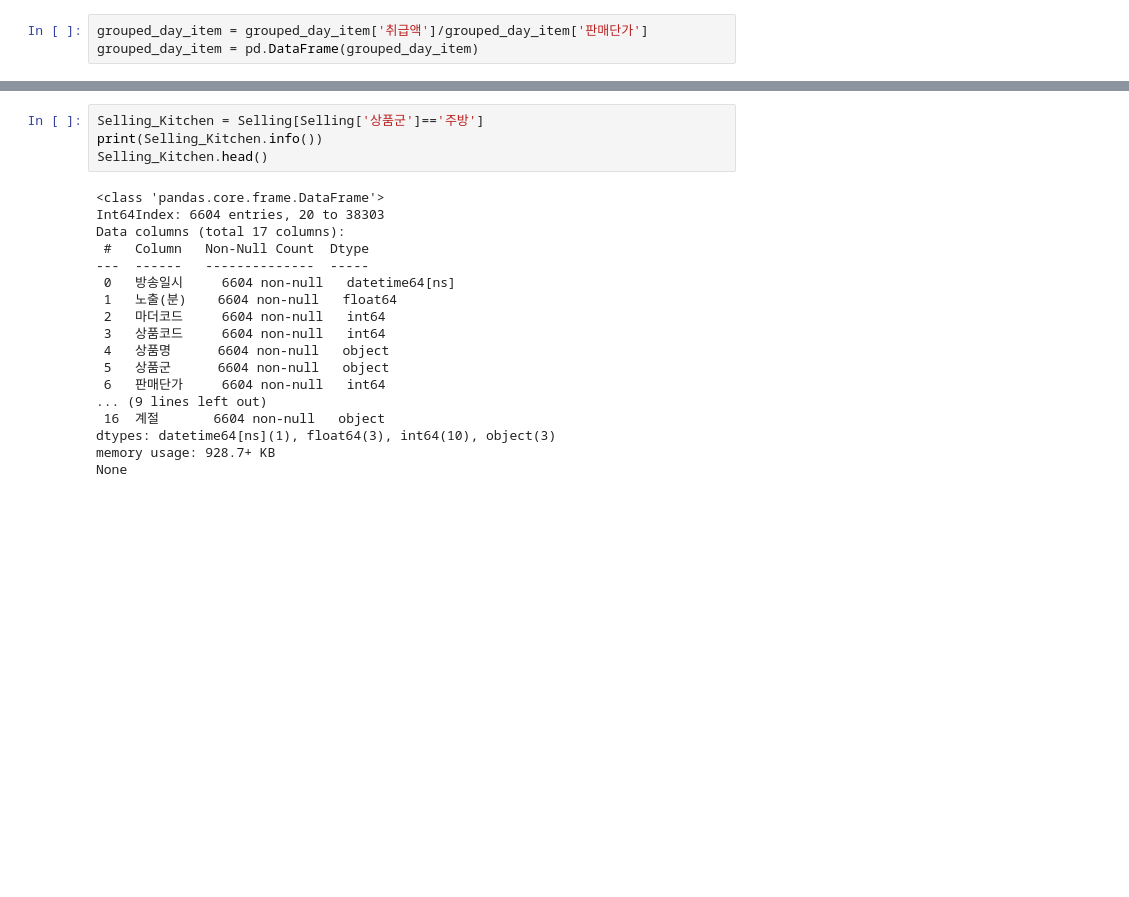
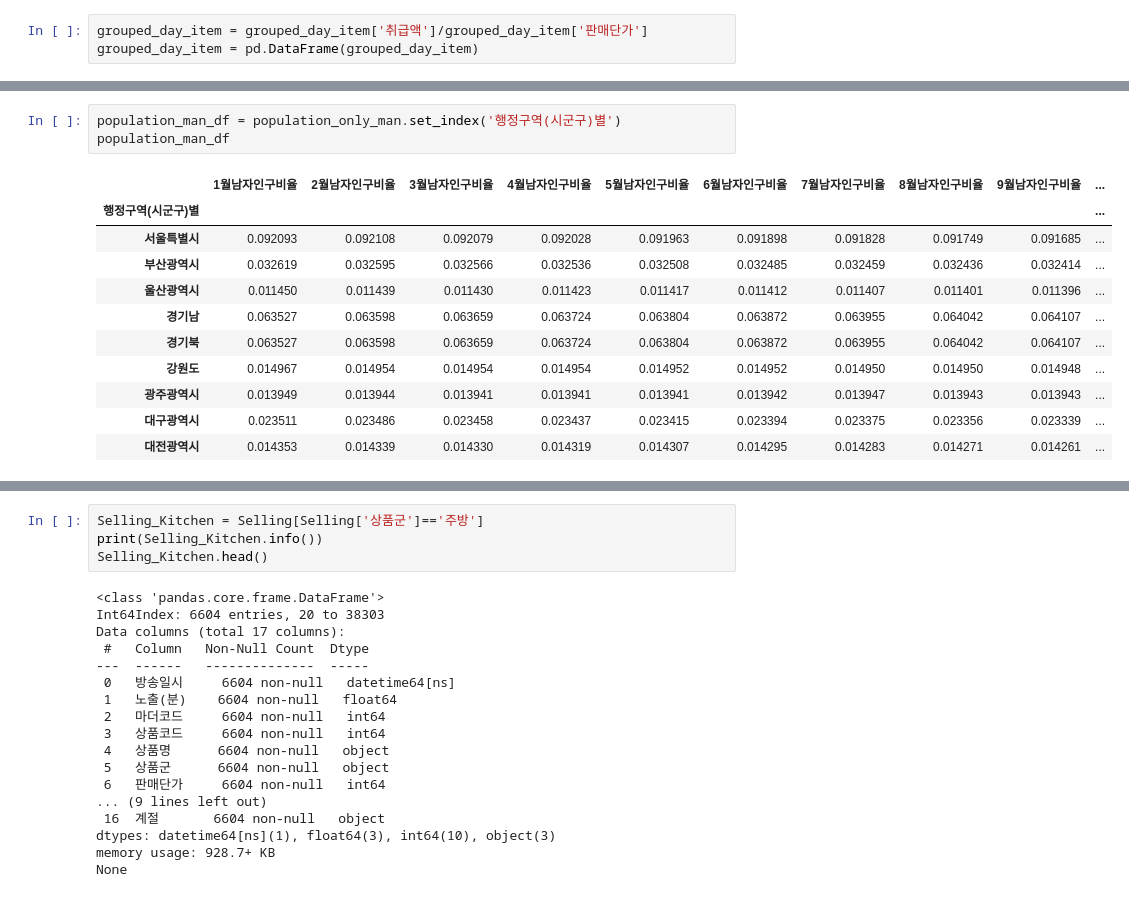
Before and after one commit to Hyerim0203/BigPyson, a Jupyter notebook: BigCon1.ipynb, the cells around one changed output, grey strips where cells are left out. Cells and saved outputs as stored; diff of their text form; blank space fills up the shorter version.

```diff
--- a/BigCon1.ipynb
+++ b/BigCon1.ipynb
@@ -709,0 +742,15 @@ grouped_day_item = pd.DataFrame(grouped_day_item)
+# %%
+population_man_df = population_only_man.set_index('행정구역(시군구)별')
+population_man_df
+# %% [output]
+|  | 1월남자인구비율 | 2월남자인구비율 | 3월남자인구비율 | 4월남자인구비율 | 5월남자인구비율 | 6월남자인구비율 | 7월남자인구비율 | 8월남자인구비율 | 9월남자인구비율 | ... |
+| 행정구역(시군구)별 |  |  |  |  |  |  |  |  |  | ... |
+| 서울특별시 | 0.092093 | 0.092108 | 0.092079 | 0.092028 | 0.091963 | 0.091898 | 0.091828 | 0.091749 | 0.091685 | ... |
+| 부산광역시 | 0.032619 | 0.032595 | 0.032566 | 0.032536 | 0.032508 | 0.032485 | 0.032459 | 0.032436 | 0.032414 | ... |
+| 울산광역시 | 0.011450 | 0.011439 | 0.011430 | 0.011423 | 0.011417 | 0.011412 | 0.011407 | 0.011401 | 0.011396 | ... |
+| 경기남 | 0.063527 | 0.063598 | 0.063659 | 0.063724 | 0.063804 | 0.063872 | 0.063955 | 0.064042 | 0.064107 | ... |
+| 경기북 | 0.063527 | 0.063598 | 0.063659 | 0.063724 | 0.063804 | 0.063872 | 0.063955 | 0.064042 | 0.064107 | ... |
+| 강원도 | 0.014967 | 0.014954 | 0.014954 | 0.014954 | 0.014952 | 0.014952 | 0.014950 | 0.014950 | 0.014948 | ... |
+| 광주광역시 | 0.013949 | 0.013944 | 0.013941 | 0.013941 | 0.013941 | 0.013942 | 0.013947 | 0.013943 | 0.013943 | ... |
+| 대구광역시 | 0.023511 | 0.023486 | 0.023458 | 0.023437 | 0.023415 | 0.023394 | 0.023375 | 0.023356 | 0.023339 | ... |
+| 대전광역시 | 0.014353 | 0.014339 | 0.014330 | 0.014319 | 0.014307 | 0.014295 | 0.014283 | 0.014271 | 0.014261 | ... |
```
Also changed, not shown: parts of 80 cells of this notebook.
